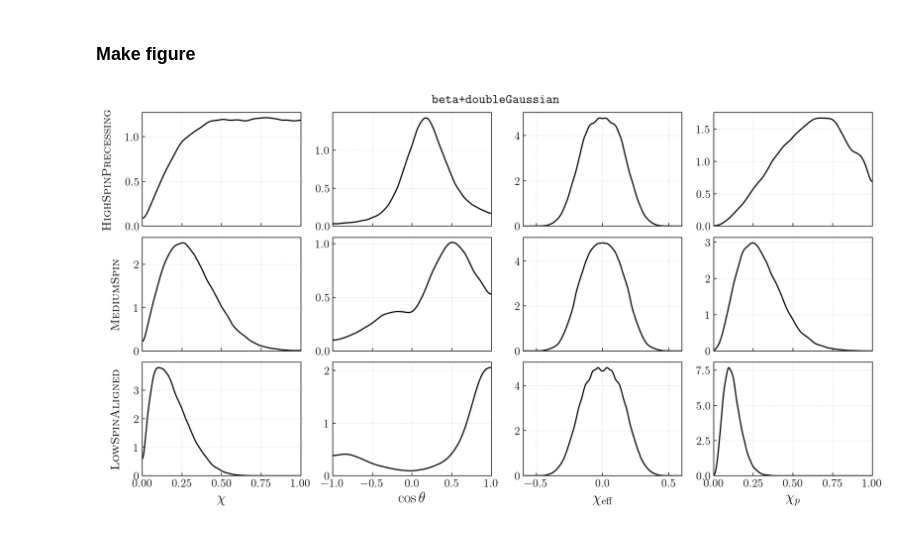
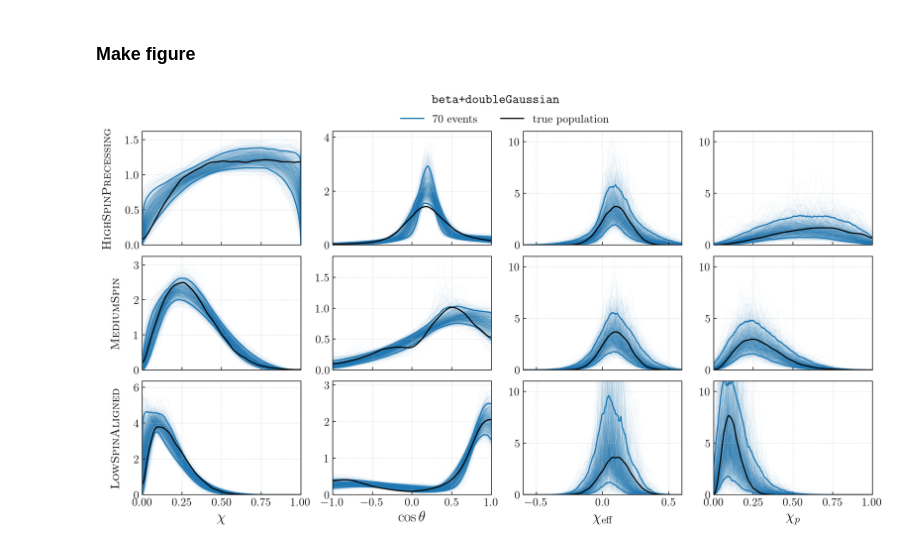
Before and after one commit to zoekko/comp-spin-mock-injections, a Jupyter notebook: Figures/make_figure_02.ipynb, the cells around one changed output. Saved outputs shown, nothing was run; the diff lists cells and outputs as text; code cells hidden in the pictures.

Commit message:
finished test runs and updated results notebooks and temp figures

```diff
--- a/Figures/make_figure_02.ipynb
+++ b/Figures/make_figure_02.ipynb
@@ -74,57 +174,103 @@ for pop,lbl in zip([pop1, pop2, pop3], ['pop1', 'pop2', 'pop3']):
 # %% [markdown]
 ### Make figure
 # %%
+# Labels corresponding to each pop
 labels_dict = {
-    'pop1':r'$\mathrm{\textsc{HighSpinPrecessing}}$',
-    'pop2':r'$\mathrm{\textsc{MediumSpin}}$',
-    'pop3':r'$\mathrm{\textsc{LowSpinAligned}}$'
+    'pop 1':r'$\mathrm{\textsc{HighSpinPrecessing}}$',
+    'pop 2':r'$\mathrm{\textsc{MediumSpin}}$',
+    'pop 3':r'$\mathrm{\textsc{LowSpinAligned}}$'
 }
+
+# Colors corresponding to different numbers of events
+nevents_colors_dict = {
+    '70 events':'#1f78b4',
+    '150 events':'#B41F78',
+    '300 events':'#78B41F'
+}
 # %%
 fig, axes = plt.subplots(nrows=3, ncols=4, figsize=(16,8))
 
-for i,key in enumerate(kde_dict):
+for ax in axes:
+    for a in ax:
+        a.set_rasterization_zorder(2)
+
+for i,pop_key in enumerate(kde_dict):
+    for nevent in nevents:
+        nevent_key = nevent+' events'
+
+        ## Plot traces from hyperposteriors + 5% and 95% credible bounds
+
+        # spin magnitude
+        p_chi = traces_dict[pop_key][nevent_key]['p_chi']
+        axes[i][0].plot(chi_grid, p_chi.T,color=nevents_colors_dict[nevent_key], lw=0.15, alpha=0.15, zorder=1)
+        axes[i][0].plot(chi_grid, np.quantile(p_chi,0.05,axis=0), color=nevents_colors_dict[nevent_key], label=nevent_key)
+        axes[i][0].plot(chi_grid, np.quantile(p_chi,0.95,axis=0), color=nevents_colors_dict[nevent_key])
+
+        # tilt angle
+        p_cost = traces_dict[pop_key][nevent_key]['p_cost']
+        axes[i][1].plot(cost_grid, p_cost.T,color=nevents_colors_dict[nevent_key], lw=0.15, alpha=0.15, zorder=1)
+        axes[i][1].plot(cost_grid, np.quantile(p_cost,0.05,axis=0), color=nevents_colors_dict[nevent_key])
+        axes[i][1].plot(cost_grid, np.quantile(p_cost,0.95,axis=0), color=nevents_colors_dict[nevent_key])
+
+        # chi effective
+        p_chieff = traces_dict[pop_key][nevent_key]['p_chieff']
+        axes[i][2].plot(chieff_grid, p_chieff.T,color=nevents_colors_dict[nevent_key], lw=0.15, alpha=0.15, zorder=1)
+        axes[i][2].plot(chieff_grid, np.quantile(p_chieff,0.05,axis=0), color=nevents_colors_dict[nevent_key])
+        axes[i][2].plot(chieff_grid, np.quantile(p_chieff,0.95,axis=0), color=nevents_colors_dict[nevent_key])
+
+        # chi p
+        p_chip = traces_dict[pop_key][nevent_key]['p_chip']
+        axes[i][3].plot(chip_grid, p_chip.T,color=nevents_colors_dict[nevent_key], lw=0.15, alpha=0.15, zorder=1)
+        axes[i][3].plot(chip_grid, np.quantile(p_chip,0.05,axis=0), color=nevents_colors_dict[nevent_key])
+        axes[i][3].plot(chip_grid, np.quantile(p_chip,0.95,axis=0), color=nevents_colors_dict[nevent_key])
+
+
+    ## Plot injected dists
 
     # spin magnitude
-    axes[i][0].plot(chi_grid, kde_dict[key]['chi'], color='k')
+    axes[i][0].plot(chi_grid, kde_dict[pop_key]['chi'], color='k', label='true population')
     axes[i][0].set_xlim(0,1)
     axes[i][0].set_ylim(0,)
 
     # tilt angle
-    axes[i][1].plot(cost_grid, kde_dict[key]['cost'], color='k')
+    axes[i][1].plot(cost_grid, kde_dict[pop_key]['cost'], color='k')
     axes[i][1].set_xlim(-1,1)
     axes[i][1].set_ylim(0,)
 
     # chi effective
-    axes[i][2].plot(chieff_grid, kde_dict[key]['chieff'], color='k')
+    axes[i][2].plot(chieff_grid, kde_dict[pop_key]['chieff'], color='k')
     axes[i][2].set_xlim(-0.6,0.6)
-    axes[i][2].set_ylim(0,)
+    axes[i][2].set_ylim(0,11)
 
     # chi p
-    axes[i][3].plot(chip_grid, kde_dict[key]['chip'], color='k')
+    axes[i][3].plot(chip_grid, kde_dict[pop_key]['chip'], color='k')
     axes[i][3].set_xlim(0,1)
-    axes[i][3].set_ylim(0,)
+    axes[i][3].set_ylim(0,11)
 
     # set label
-    axes[i][0].set_ylabel(labels_dict[key], fontsize=15, labelpad=15)
+    axes[i][0].set_ylabel(labels_dict[pop_key], fontsize=15, labelpad=15)
 
     if i!=2:
         for ax in axes[i]:
             ax.set_xticklabels([])
 
+# x-axis labels
 axes[2][0].set_xlabel(r'$\chi$')
 axes[2][1].set_xlabel(r'$\cos\theta$')
 axes[2][2].set_xlabel(r'$\chi_\mathrm{eff}$')
 axes[2][3].set_xlabel(r'$\chi_p$')
 
+# Add legend
+axes[0][0].legend(bbox_to_anchor=(1.6, 1.02, 1., .102), loc='lower left',ncol=2,  borderaxespad=0.)
 for ax in axes:
     for a in ax:
         a.grid(ls=':', color='silver', lw=0.5)
 
 plt.subplots_adjust(hspace=0.1)
 
-plt.suptitle(r'$\mathrm{\texttt{beta+doubleGaussian}}$', fontsize=16, y=0.92)
+plt.suptitle(r'$\mathrm{\texttt{beta+doubleGaussian}}$', fontsize=16, y=0.96)
 
 plt.savefig('figure_02_temp.pdf',bbox_inches='tight')
 plt.show()
 # %% [output]
-[figure, old version]
+[figure, new version]
```
Also changed, not shown: parts of 6 cells of this notebook, 11 other files.
